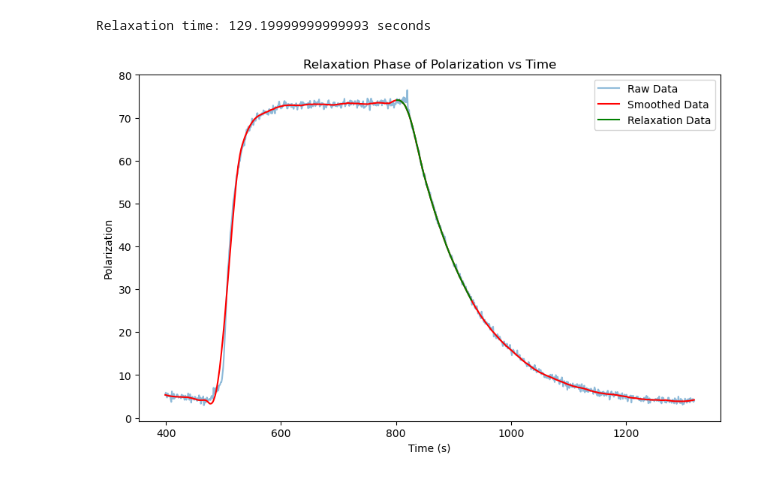
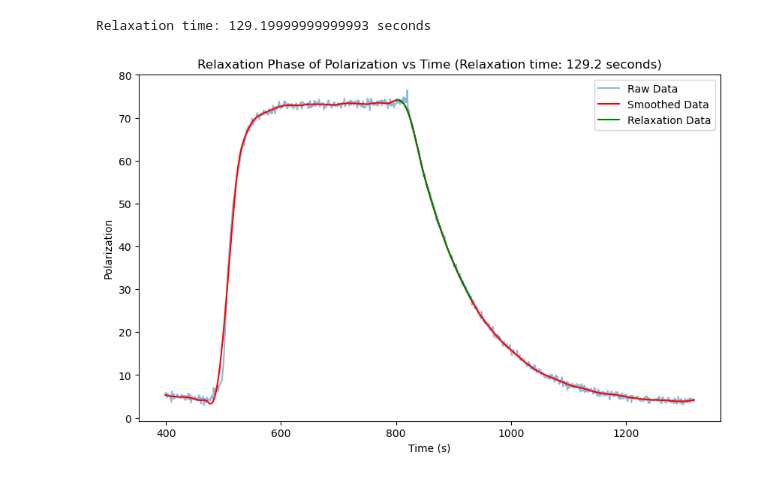
Before and after one commit to abhich2507/MEOP, a Jupyter notebook: relaxation_time.ipynb, the cells around one changed output. Drawn from its saved outputs; the diff is of its cells as text; code cells hidden in the pictures.

Commit message:
relaxation time added

```diff
--- a/relaxation_time.ipynb
+++ b/relaxation_time.ipynb
@@ -42,19 +42,19 @@ Relaxation time: 129.19999999999993 seconds
 # %%
 plt.figure(figsize=(10,6))
 plt.plot(df["time"], df["polarization"], label="Raw Data", alpha=0.5)
 plt.plot(df["time"], df["smoothed"], label="Smoothed Data", color='red')
 plt.xlabel("Time (s)")
 plt.ylabel("Polarization")
 plt.title("Polarization vs Time with Smoothing")
 plt.legend()
 plt.plot(relaxation_data["time"], relaxation_data["smoothed"], label="Relaxation Data", color='green')
 plt.xlabel("Time (s)")
 plt.ylabel("Polarization")
-plt.title("Relaxation Phase of Polarization vs Time")
+plt.title(f"Relaxation Phase of Polarization vs Time (Relaxation time: {np.round(relaxation_time, 3)} seconds)")
 plt.legend()
 plt.show()
 # %% [output]
-[figure, old version]
+[figure, new version]
 # %%
 plt.figure(figsize=(10,6))
 plt.plot(df["time"], df["polarization"], label="Raw Data", alpha=0.5)
```
Also changed, not shown: parts of 1 cell of this notebook.
